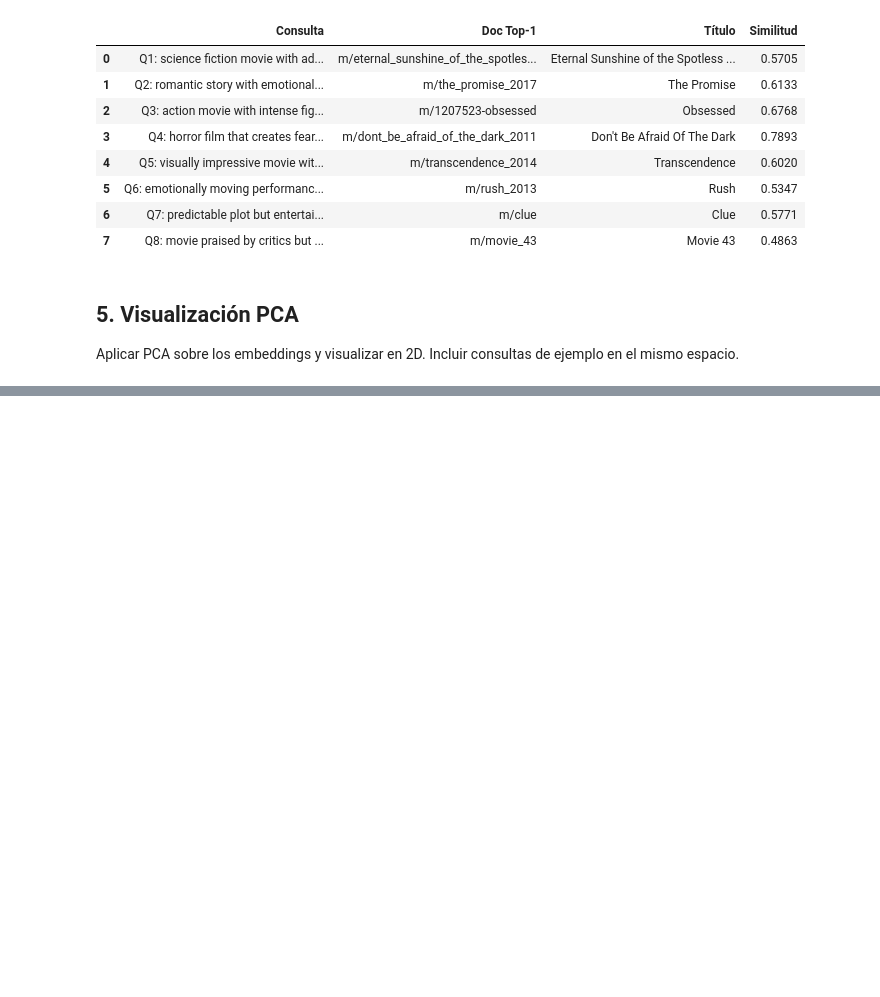
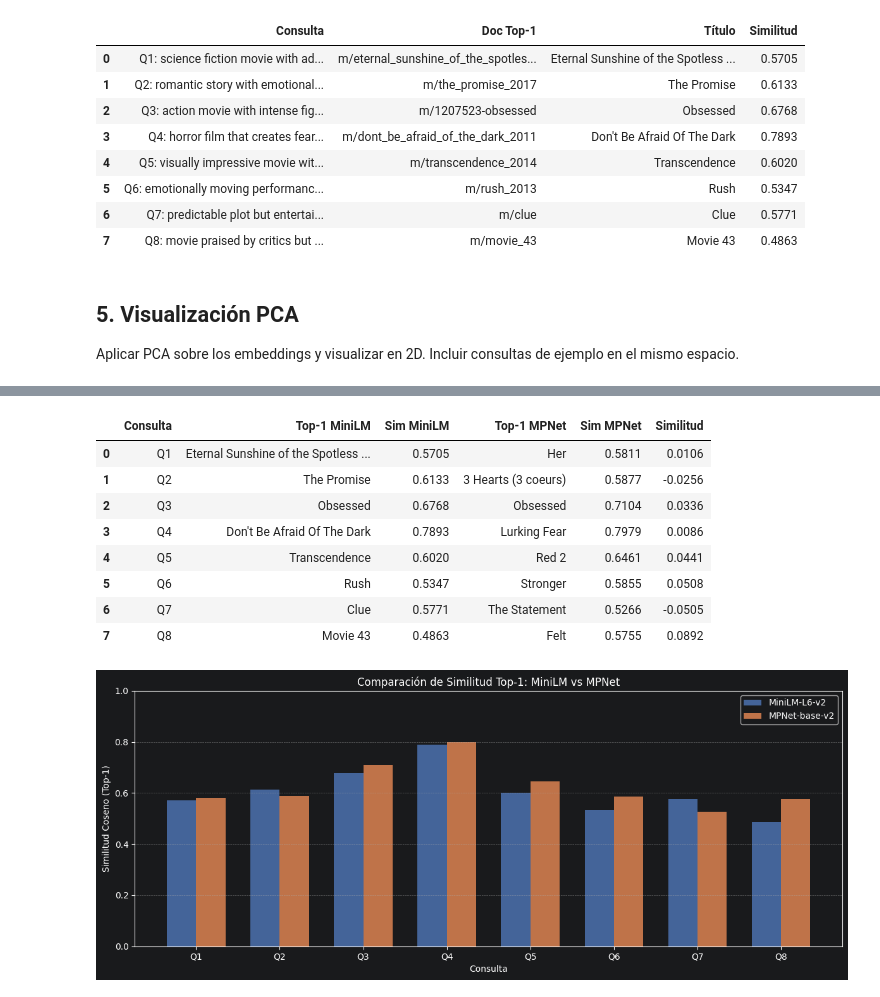
Before and after one commit to Erickezro/ex1bim_ir26a, a Jupyter notebook: RomeroErick_ex1bim_ir26a.ipynb, the cells around one changed output, grey strips where cells are left out. Saved outputs shown, nothing was run; the diff lists cells and outputs as text; code cells hidden in the pictures; blank space fills up the shorter version.

```diff
--- a/RomeroErick_ex1bim_ir26a.ipynb
+++ b/RomeroErick_ex1bim_ir26a.ipynb
@@ -373,0 +373,44 @@ Varianza explicada total: 8.83%
+# %%
+filas = []
+for qid, query in queries.items():
+    r_a = search_model(query, model,   embeddings_a, k=1).iloc[0]
+    r_b = search_model(query, model_b, embeddings_b, k=1).iloc[0]
+    filas.append({
+        "Consulta":     qid,
+        "Top-1 MiniLM": r_a["Título"],
+        "Sim MiniLM":   r_a["Similitud"],
+        "Top-1 MPNet":  r_b["Título"],
+        "Sim MPNet":    r_b["Similitud"],
+        "Similitud":  round(r_b["Similitud"] - r_a["Similitud"], 4),
+    })
+
+df_comp = pd.DataFrame(filas)
+display(df_comp)
+
+# Gráfico de barras
+x = np.arange(len(queries))
+w = 0.35
+fig, ax = plt.subplots(figsize=(12, 5))
+ax.bar(x - w/2, df_comp["Sim MiniLM"], w, label="MiniLM-L6-v2",  color="#4C72B0", alpha=0.85)
+ax.bar(x + w/2, df_comp["Sim MPNet"],  w, label="MPNet-base-v2", color="#DD8452", alpha=0.85)
+ax.set_xticks(x)
+ax.set_xticklabels(list(queries.keys()))
+ax.set_ylim(0, 1.0)
+ax.set_xlabel("Consulta")
+ax.set_ylabel("Similitud Coseno (Top-1)")
+ax.set_title("Comparación de Similitud Top-1: MiniLM vs MPNet")
+ax.legend()
+ax.grid(axis="y", linestyle="--", alpha=0.5)
+plt.tight_layout()
+plt.show()
+# %% [output]
+|  | Consulta | Top-1 MiniLM | Sim MiniLM | Top-1 MPNet | Sim MPNet | Similitud |
+| 0 | Q1 | Eternal Sunshine of the Spotless ... | 0.5705 | Her | 0.5811 | 0.0106 |
+| 1 | Q2 | The Promise | 0.6133 | 3 Hearts (3 coeurs) | 0.5877 | -0.0256 |
+| 2 | Q3 | Obsessed | 0.6768 | Obsessed | 0.7104 | 0.0336 |
+| 3 | Q4 | Don't Be Afraid Of The Dark | 0.7893 | Lurking Fear | 0.7979 | 0.0086 |
+| 4 | Q5 | Transcendence | 0.6020 | Red 2 | 0.6461 | 0.0441 |
+| 5 | Q6 | Rush | 0.5347 | Stronger | 0.5855 | 0.0508 |
+| 6 | Q7 | Clue | 0.5771 | The Statement | 0.5266 | -0.0505 |
+| 7 | Q8 | Movie 43 | 0.4863 | Felt | 0.5755 | 0.0892 |
+[figure, added]
```
Also changed, not shown: parts of 9 cells of this notebook.
